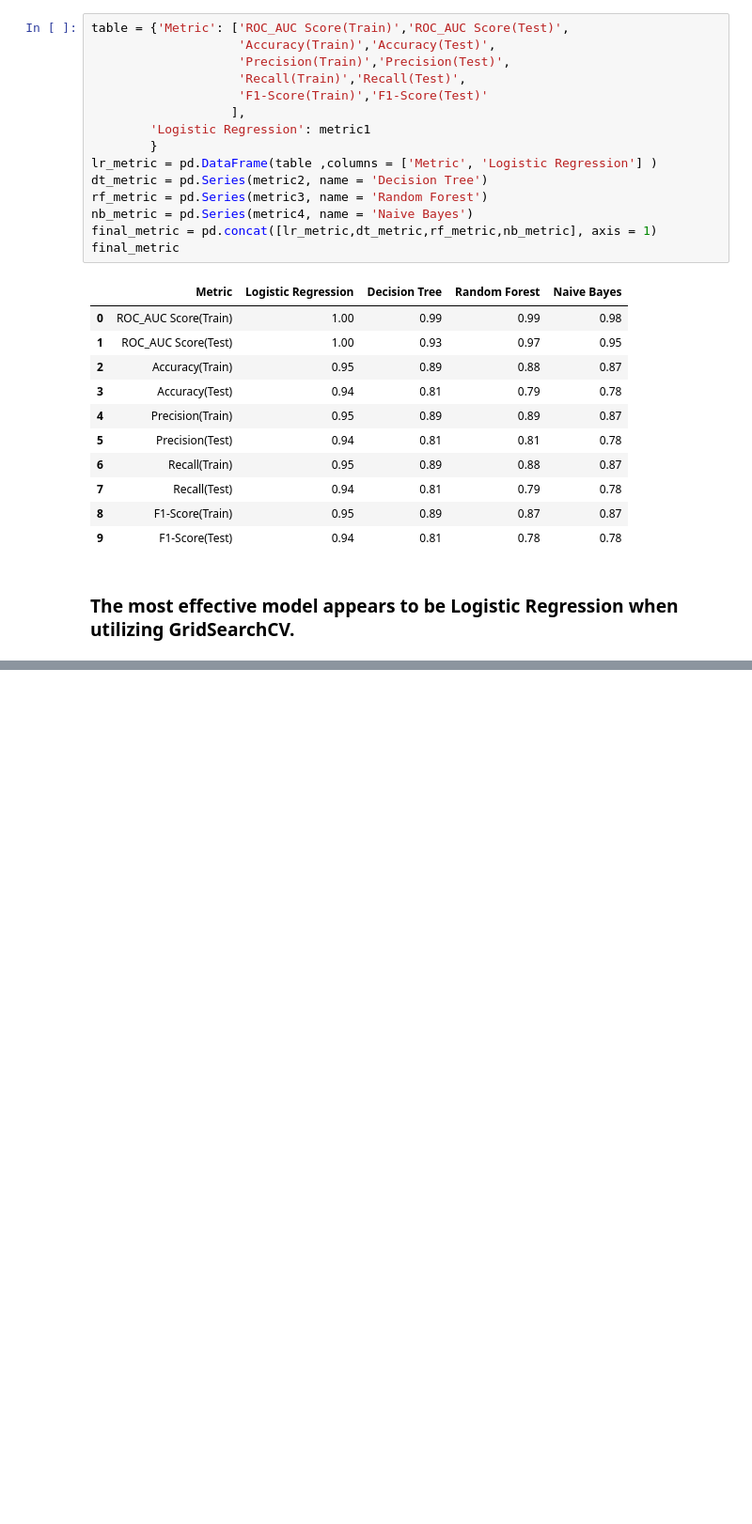
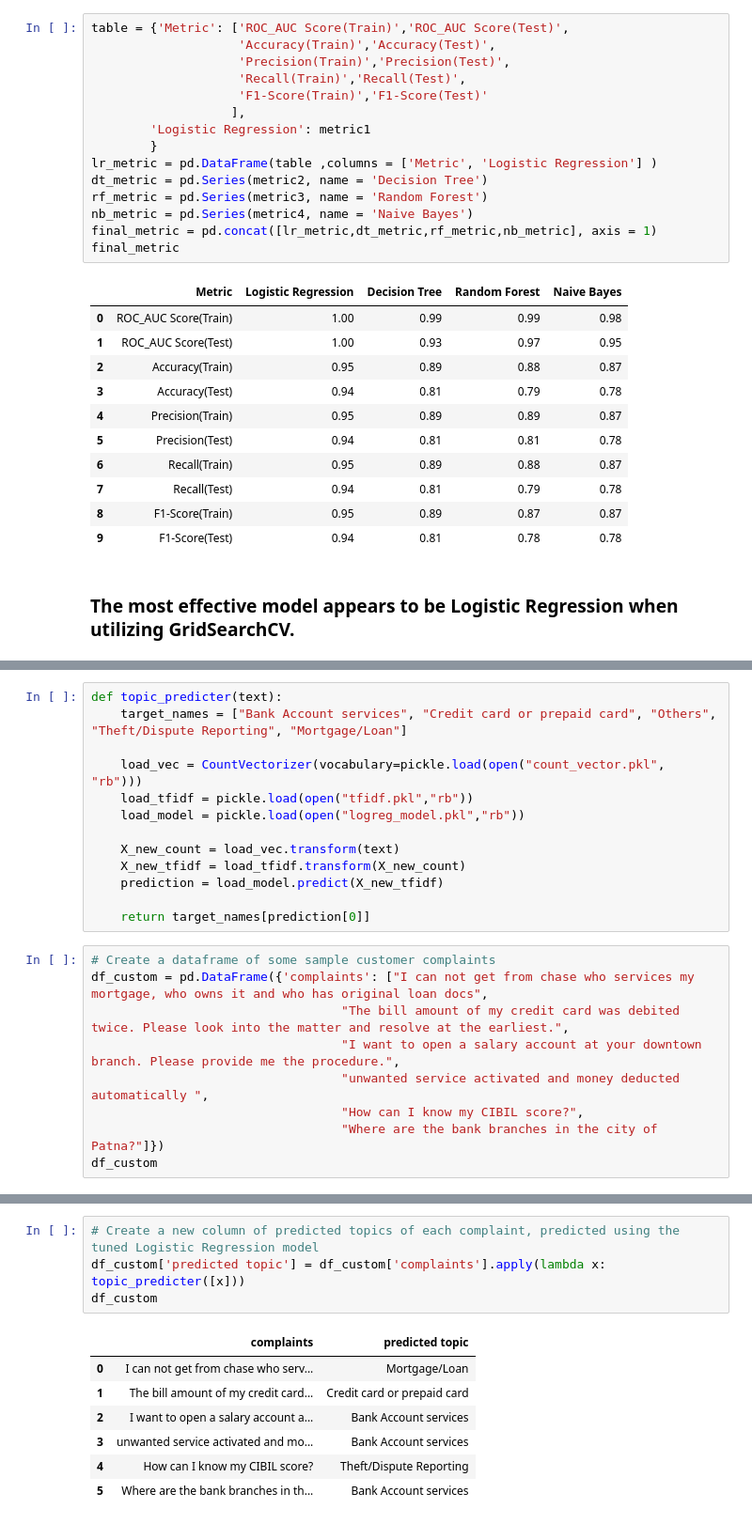
Before and after one commit to SanjayaKumarSahoo/automatic-ticket-classification, a Jupyter notebook: Automatic_Ticket_Classification_Assignment.ipynb, the cells around one changed output, grey strips where cells are left out. Shown at 94% size. Cells and saved outputs as stored; diff of their text form; blank space fills up the shorter version.

```diff
--- a/Automatic_Ticket_Classification_Assignment.ipynb
+++ b/Automatic_Ticket_Classification_Assignment.ipynb
@@ -1065,0 +1066,22 @@ test_tfidf = tfidf_transformer.transform(test)
+# %%
+def topic_predicter(text):
+    target_names = ["Bank Account services", "Credit card or prepaid card", "Others", "Theft/Dispute Reporting", "Mortgage/Loan"]
+
+    load_vec = CountVectorizer(vocabulary=pickle.load(open("count_vector.pkl", "rb")))
+    load_tfidf = pickle.load(open("tfidf.pkl","rb"))
+    load_model = pickle.load(open("logreg_model.pkl","rb"))
+
+    X_new_count = load_vec.transform(text)
+    X_new_tfidf = load_tfidf.transform(X_new_count)
+    prediction = load_model.predict(X_new_tfidf)
+
+    return target_names[prediction[0]]
+# %%
+# Create a dataframe of some sample customer complaints
+df_custom = pd.DataFrame({'complaints': ["I can not get from chase who services my mortgage, who owns it and who has original loan docs",
+                                  "The bill amount of my credit card was debited twice. Please look into the matter and resolve at the earliest.",
+                                  "I want to open a salary account at your downtown branch. Please provide me the procedure.",
+                                  "unwanted service activated and money deducted automatically ",
+                                  "How can I know my CIBIL score?",
+                                  "Where are the bank branches in the city of Patna?"]})
+df_custom
@@ -1065,0 +1096,12 @@ test_tfidf = tfidf_transformer.transform(test)
+# %%
+# Create a new column of predicted topics of each complaint, predicted using the tuned Logistic Regression model
+df_custom['predicted topic'] = df_custom['complaints'].apply(lambda x: topic_predicter([x]))
+df_custom
+# %% [output]
+|  | complaints | predicted topic |
+| 0 | I can not get from chase who serv... | Mortgage/Loan |
+| 1 | The bill amount of my credit card... | Credit card or prepaid card |
+| 2 | I want to open a salary account a... | Bank Account services |
+| 3 | unwanted service activated and mo... | Bank Account services |
+| 4 | How can I know my CIBIL score? | Theft/Dispute Reporting |
+| 5 | Where are the bank branches in th... | Bank Account services |
```
Also changed, not shown: parts of 5 cells of this notebook.
